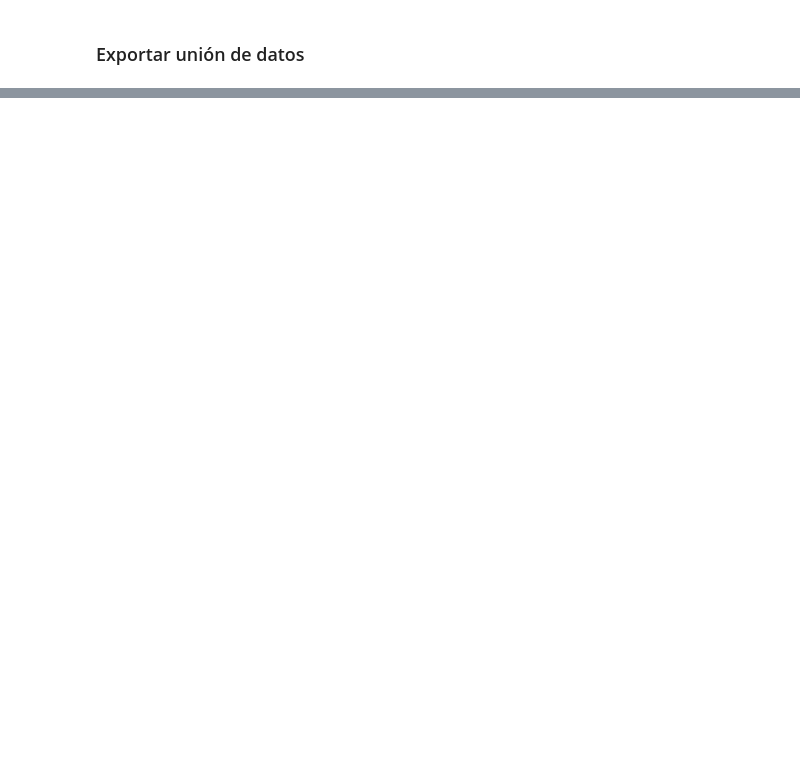
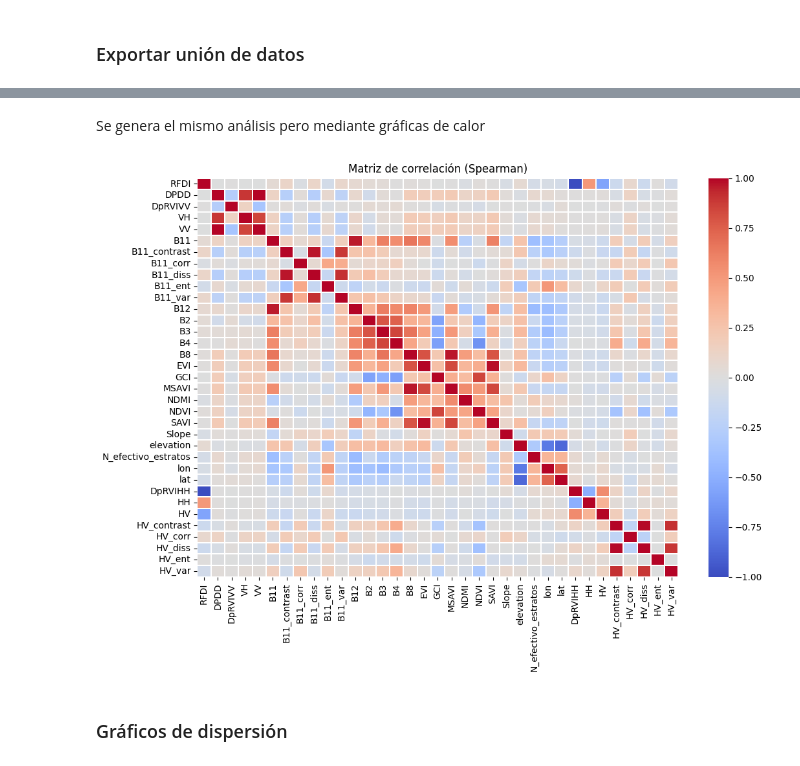
Before and after one commit to daningMontano/GEDI_STRUCTURE_ML, a Jupyter notebook: ML/GEDI_EDA.ipynb, the cells around one changed output, grey strips where cells are left out. Cells and saved outputs as stored; diff of their text form; code cells hidden in the pictures; blank space fills up the shorter version.

Commit message:
Análisis de correlación

```diff
--- a/ML/GEDI_EDA.ipynb
+++ b/ML/GEDI_EDA.ipynb
@@ -57,3 +67,6 @@ df_union_gedi.head()
+# %%
+df_union_gedi.drop(columns=['id', 'fhd_normal', 'month', 'time',
+       'year'], inplace=True)
 # %% [markdown]
 ### Exportar unión de datos
 # %%
@@ -60,0 +124,12 @@ df_union_gedi.to_csv('DATA/df_union_gedi.csv', index=False)
+# %% [markdown]
+Se genera el mismo análisis pero mediante gráficas de calor
+# %%
+# Gráfico de calor de la matriz de correlación (Spearman) sin mostrar números
+plt.figure(figsize=(12, 8))
+sns.heatmap(df_union_gedi.corr(method="spearman"), annot=False, cmap="coolwarm", linewidths=0.2)
+plt.title("Matriz de correlación (Spearman)")
+plt.show()
+# %% [output]
+[figure, added]
+# %% [markdown]
+### Gráficos de dispersión
```
Also changed, not shown: parts of 8 cells of this notebook.
